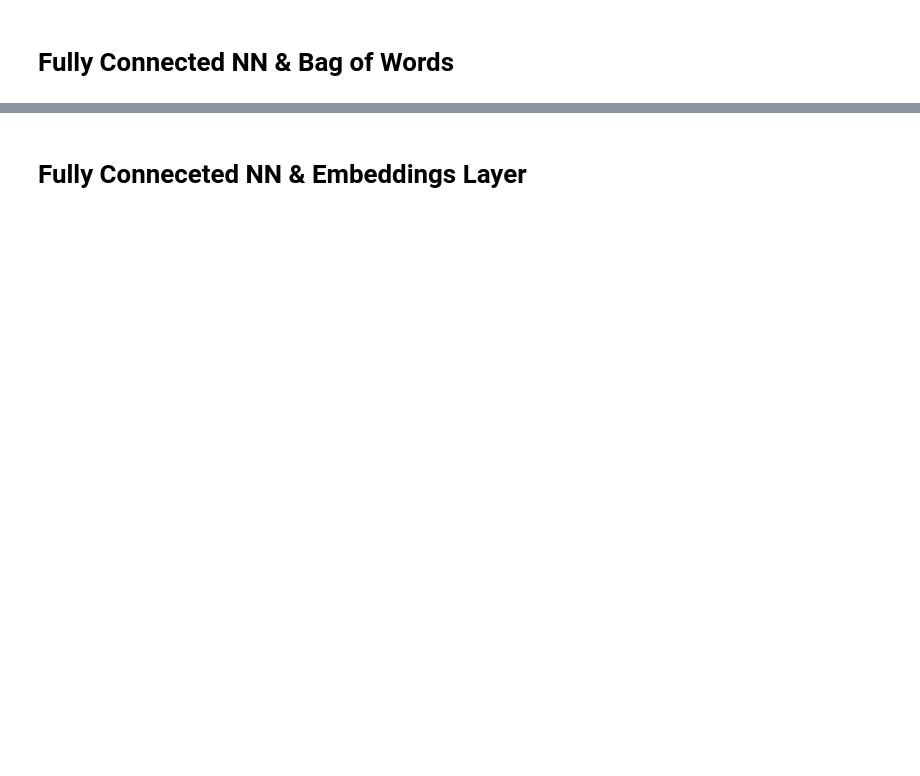
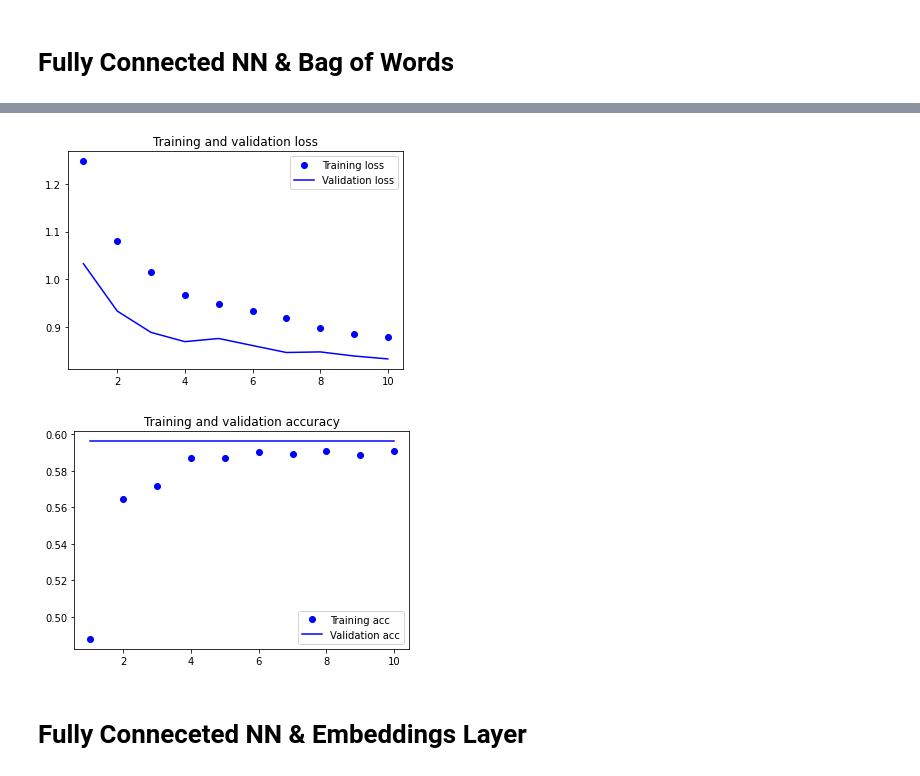
Before and after one commit to Iskriyana/nlp-product-sentiment-classification, a Jupyter notebook: notebooks/02_processing/NLP_Models_with_TF.ipynb, the cells around one changed output, grey strips where cells are left out. Drawn from its saved outputs; the diff is of its cells as text; code cells hidden in the pictures; blank space fills up the shorter version.

```diff
--- a/notebooks/02_processing/NLP_Models_with_TF.ipynb
+++ b/notebooks/02_processing/NLP_Models_with_TF.ipynb
@@ -154,25 +195,28 @@ history_bow = model_bow.fit(
 # %%
 loss_bow = history_bow.history['loss']
 val_loss_bow = history_bow.history['val_loss']
 acc_bow = history_bow.history['accuracy']
 val_acc_bow = history_bow.history['val_accuracy']
 
 
-epochs = range(1, len(acc_bow) + 1)
+epochs_graph = range(1, len(acc_bow) + 1)
 
-plt.plot(epochs, loss_bow, 'bo', label='Training loss')
-plt.plot(epochs, val_loss_bow, 'b', label='Validation loss')
+plt.plot(epochs_graph, loss_bow, 'bo', label='Training loss')
+plt.plot(epochs_graph, val_loss_bow, 'b', label='Validation loss')
 plt.title('Training and validation loss')
 plt.legend()
 
 plt.figure()
 
-plt.plot(epochs, acc_bow, 'bo', label='Training acc')
-plt.plot(epochs, val_acc_bow, 'b', label='Validation acc')
+plt.plot(epochs_graph, acc_bow, 'bo', label='Training acc')
+plt.plot(epochs_graph, val_acc_bow, 'b', label='Validation acc')
 plt.title('Training and validation accuracy')
 plt.legend()
 
 plt.show()
+# %% [output]
+[figure, added]
+[figure, added]
 # %% [markdown]
 # Fully Conneceted NN & Embeddings Layer
 # %%
```
Also changed, not shown: parts of 22 cells of this notebook, 1 other file.
